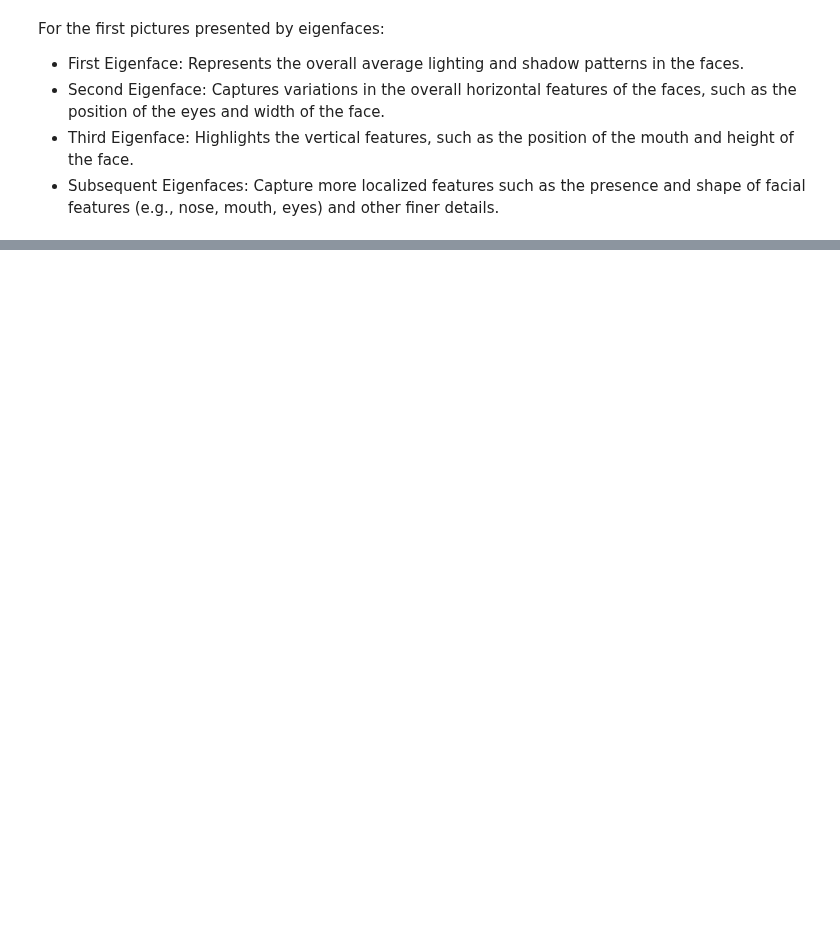
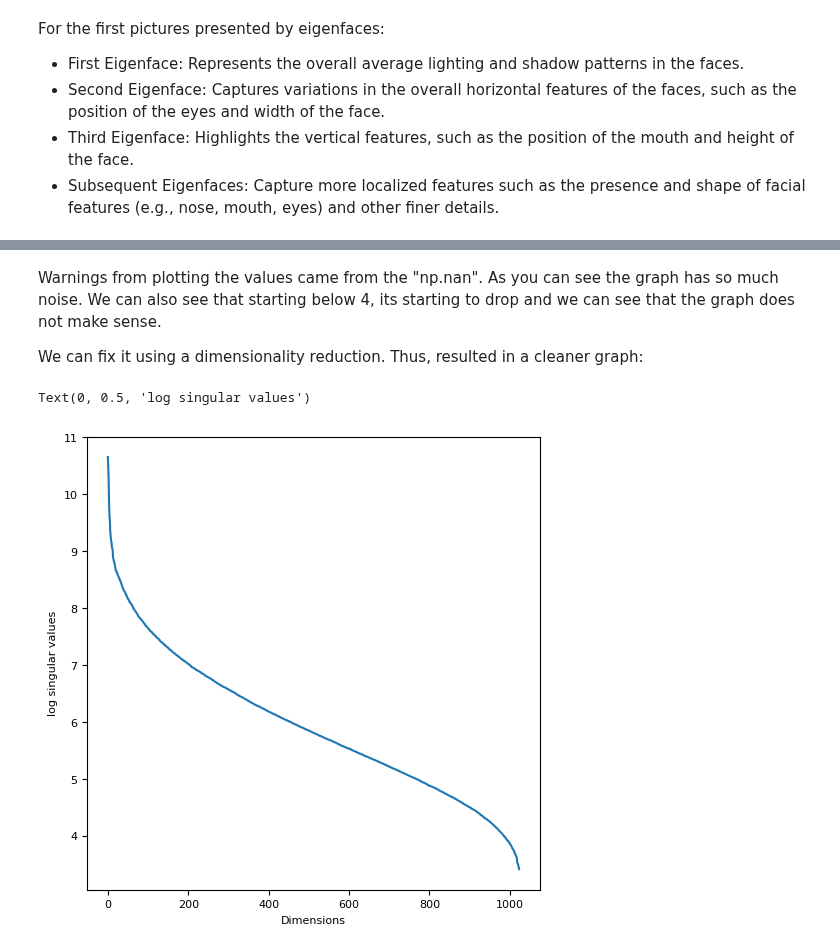
Before and after one commit to JouhC/ai-linearalgebra-probsets, a Jupyter notebook: notebooks/ps1.ipynb, the cells around one changed output, grey strips where cells are left out. Drawn from its saved outputs; the diff is of its cells as text; code cells hidden in the pictures; blank space fills up the shorter version.

```diff
--- a/notebooks/ps1.ipynb
+++ b/notebooks/ps1.ipynb
@@ -186,0 +148,17 @@ array([42406.18588179, 28407.35523332, 19726.95734254, ...,
+# %% [markdown]
+Warnings from plotting the values came from the "np.nan". As you can see the graph has so much noise. We can also see that starting below 4, its starting to drop and we can see that the graph does not make sense.
+
+We can fix it using a dimensionality reduction. Thus, resulted in a cleaner graph:
+# %%
+# Perform SVD
+U, S, VT = sv_decomposition(X.T, reduced_svd=True)
+
+#Plot of our Singular Values after Dimensionality Reduction:
+plt.rcParams.update({'font.size': 8})
+plt.rcParams['figure.figsize'] = [5,5]
+plt.plot(np.log(np.diag(S)))
+plt.xlabel("Dimensions")
+plt.ylabel("log singular values")
+# %% [output]
+Text(0, 0.5, 'log singular values')
+[figure, added]
```
Also changed, not shown: parts of 25 cells of this notebook.
